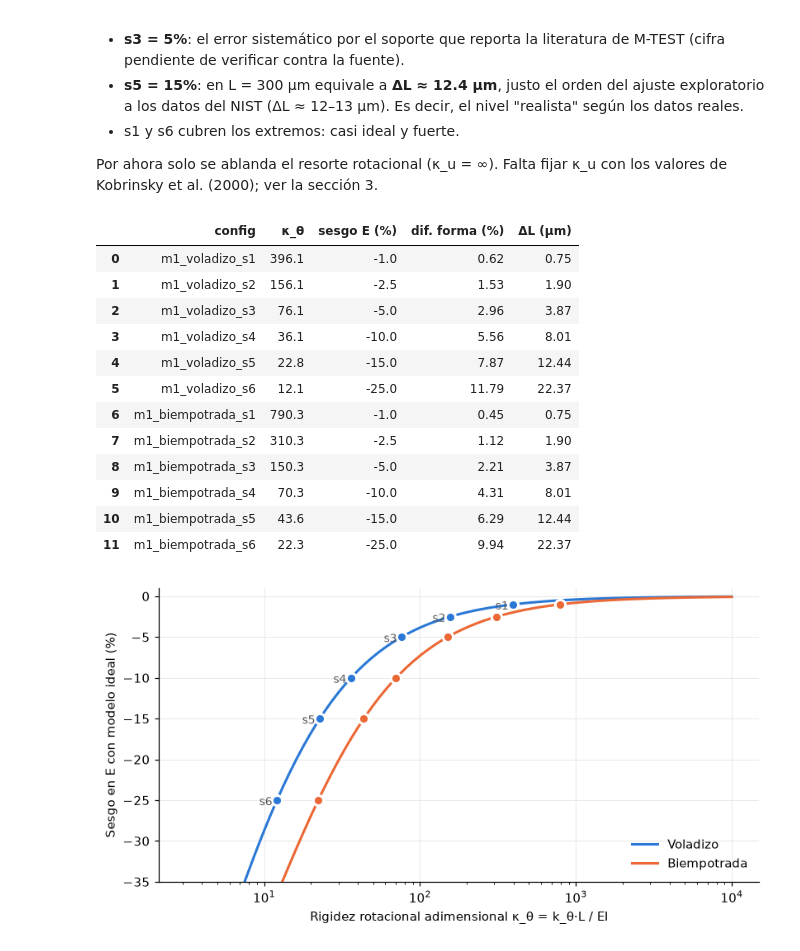
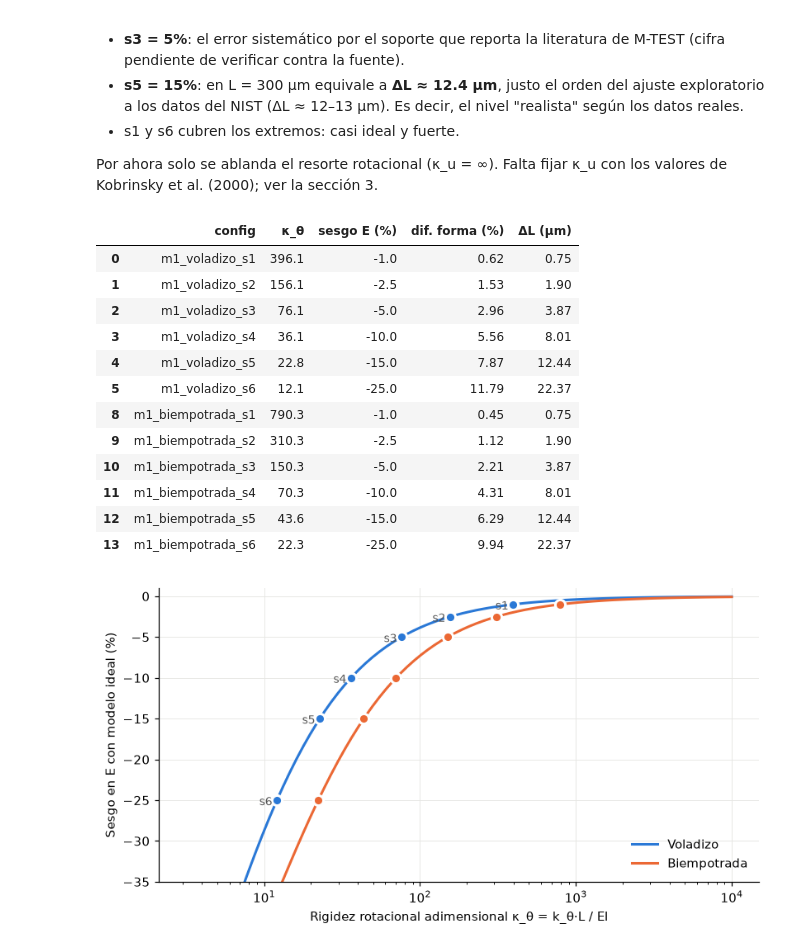
Before and after one commit to isabellaarangor/proyecto-integrador-team39-MNA, a Jupyter notebook: notebooks/02_calibracion_y_adimensional.ipynb, the cells around one changed output. Cells and saved outputs as stored; diff of their text form; code cells hidden in the pictures.

```diff
--- a/notebooks/02_calibracion_y_adimensional.ipynb
+++ b/notebooks/02_calibracion_y_adimensional.ipynb
@@ -38,29 +38,29 @@ Los sesgos objetivo en E son **1, 2.5, 5, 10, 15 y 25%**:
 
 Por ahora solo se ablanda el resorte rotacional (κ_u = ∞). Falta fijar κ_u con los valores de Kobrinsky et al. (2000); ver la sección 3.
 # %%
-tabla = pd.read_csv("../datos/sinteticos/calibracion_m1.csv")
+tabla = pd.read_csv("../datos/sinteticos/calibracion.csv").query("generador == 'M1'")
 vista = tabla.assign(
     sesgo_E=lambda d: (100 * d.sesgo_E).round(2),
     diferencia_forma=lambda d: (100 * d.diferencia_forma).round(2),
     delta_L_um=lambda d: (1e6 * d.delta_L).round(2),
     kappa_theta=lambda d: d.kappa_theta.round(1),
 )[["nombre", "kappa_theta", "sesgo_E", "diferencia_forma", "delta_L_um"]]
 vista.columns = ["config", "κ_θ", "sesgo E (%)", "dif. forma (%)", "ΔL (µm)"]
 vista
 # %% [output]
 |  | config | κ_θ | sesgo E (%) | dif. forma (%) | ΔL (µm) |
 | 0 | m1_voladizo_s1 | 396.1 | -1.0 | 0.62 | 0.75 |
 | 1 | m1_voladizo_s2 | 156.1 | -2.5 | 1.53 | 1.90 |
 | 2 | m1_voladizo_s3 | 76.1 | -5.0 | 2.96 | 3.87 |
 | 3 | m1_voladizo_s4 | 36.1 | -10.0 | 5.56 | 8.01 |
 | 4 | m1_voladizo_s5 | 22.8 | -15.0 | 7.87 | 12.44 |
 | 5 | m1_voladizo_s6 | 12.1 | -25.0 | 11.79 | 22.37 |
-| 6 | m1_biempotrada_s1 | 790.3 | -1.0 | 0.45 | 0.75 |
-| 7 | m1_biempotrada_s2 | 310.3 | -2.5 | 1.12 | 1.90 |
-| 8 | m1_biempotrada_s3 | 150.3 | -5.0 | 2.21 | 3.87 |
-| 9 | m1_biempotrada_s4 | 70.3 | -10.0 | 4.31 | 8.01 |
-| 10 | m1_biempotrada_s5 | 43.6 | -15.0 | 6.29 | 12.44 |
-| 11 | m1_biempotrada_s6 | 22.3 | -25.0 | 9.94 | 22.37 |
+| 8 | m1_biempotrada_s1 | 790.3 | -1.0 | 0.45 | 0.75 |
+| 9 | m1_biempotrada_s2 | 310.3 | -2.5 | 1.12 | 1.90 |
+| 10 | m1_biempotrada_s3 | 150.3 | -5.0 | 2.21 | 3.87 |
+| 11 | m1_biempotrada_s4 | 70.3 | -10.0 | 4.31 | 8.01 |
+| 12 | m1_biempotrada_s5 | 43.6 | -15.0 | 6.29 | 12.44 |
+| 13 | m1_biempotrada_s6 | 22.3 | -25.0 | 9.94 | 22.37 |
 # %%
 kappas = np.logspace(0.5, 4, 80)
 fig, eje = plt.subplots(figsize=(7.5, 4))
```
Also changed, not shown: parts of 1 cell of this notebook, 20 other files.
